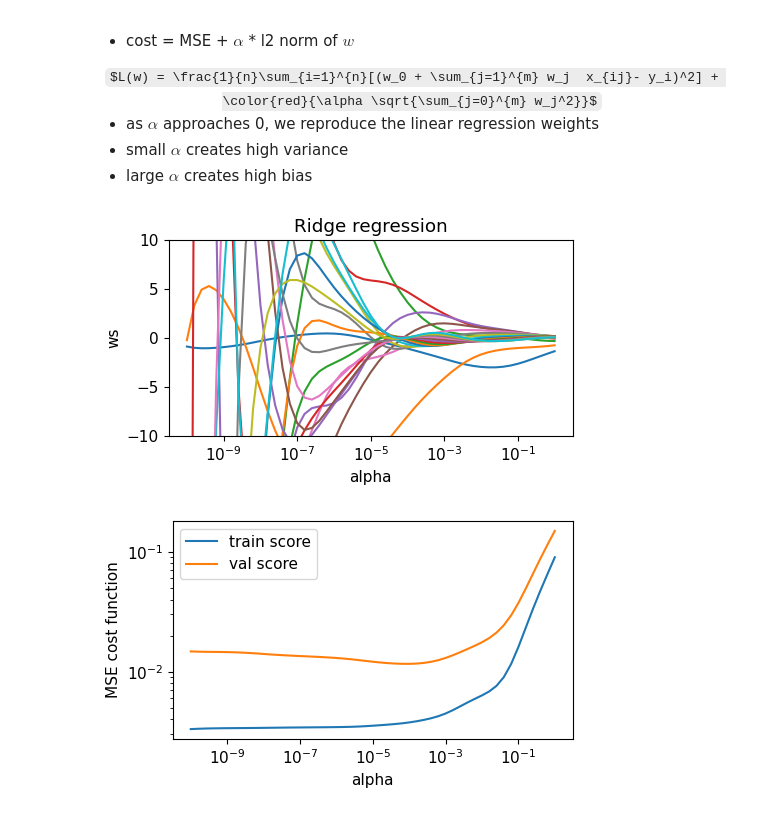
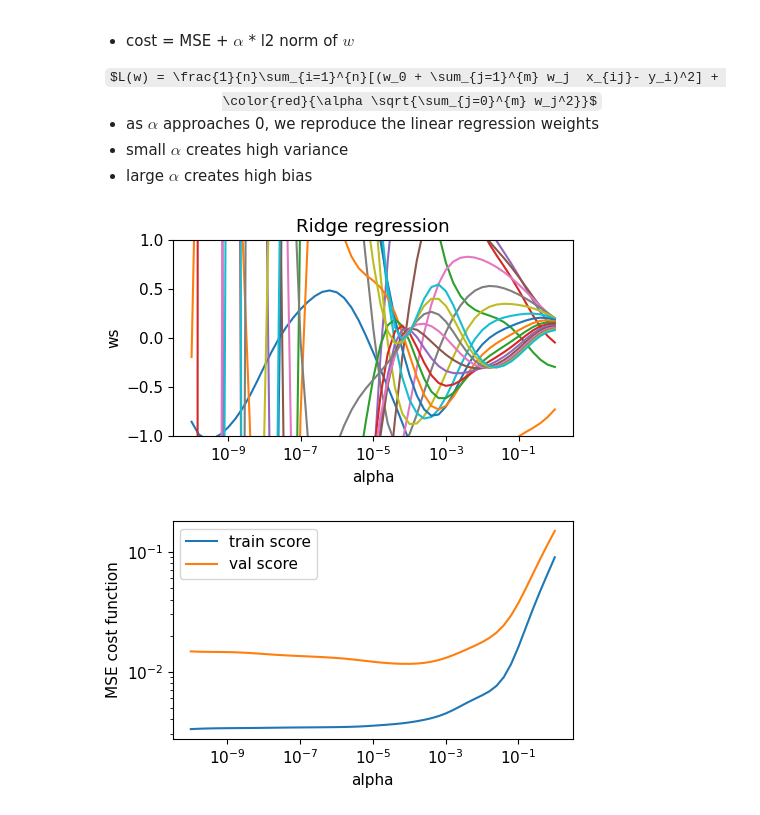
Before and after one commit to BrownDSI/DATA1030-Fall2023, a Jupyter notebook: week6 - supervised ML algos/regularization.ipynb, the cells around one changed output. Drawn from its saved outputs; the diff is of its cells as text; code cells hidden in the pictures; some formulas as TeX source.

```diff
--- a/week6 - supervised ML algos/regularization.ipynb
+++ b/week6 - supervised ML algos/regularization.ipynb
@@ -280,16 +284,16 @@ for i in range(len(alpha)):
 # %%
 plt.figure(figsize=(5,3))
 plt.plot(alpha, ws)
 plt.semilogx()
-plt.ylim([-1e1,1e1])
+plt.ylim([-1e0,1e0])
 plt.xlabel('alpha')
 plt.ylabel('ws')
 plt.title('Ridge regression')
 plt.tight_layout()
 plt.savefig('figures/ridge_coefs.png',dpi=300)
 plt.show()
 # %% [output]
-[figure, old version]
+[figure, new version]
 # %%
 plt.figure(figsize=(5,3))
 plt.plot(alpha,train_MSE,label='train score')
```
Also changed, not shown: parts of 2 cells of this notebook, 8 other files.
